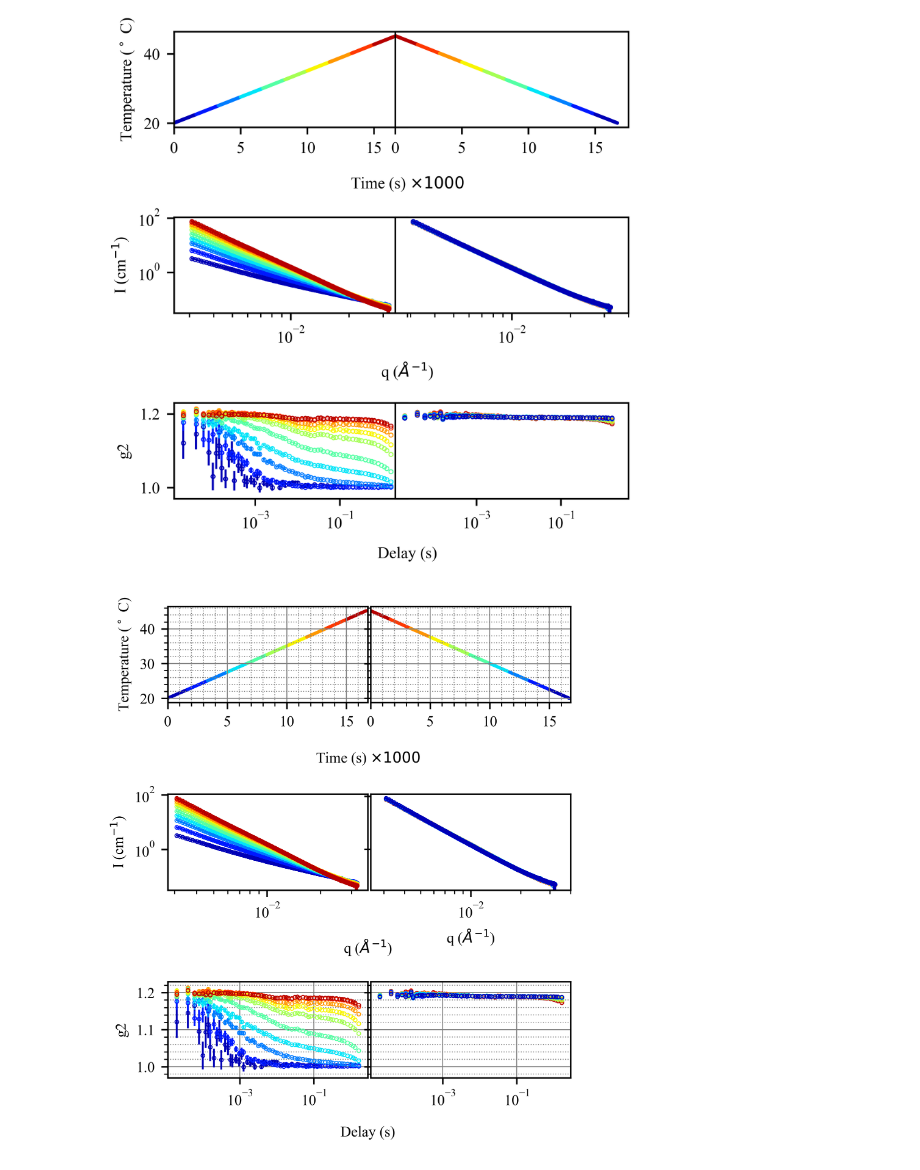
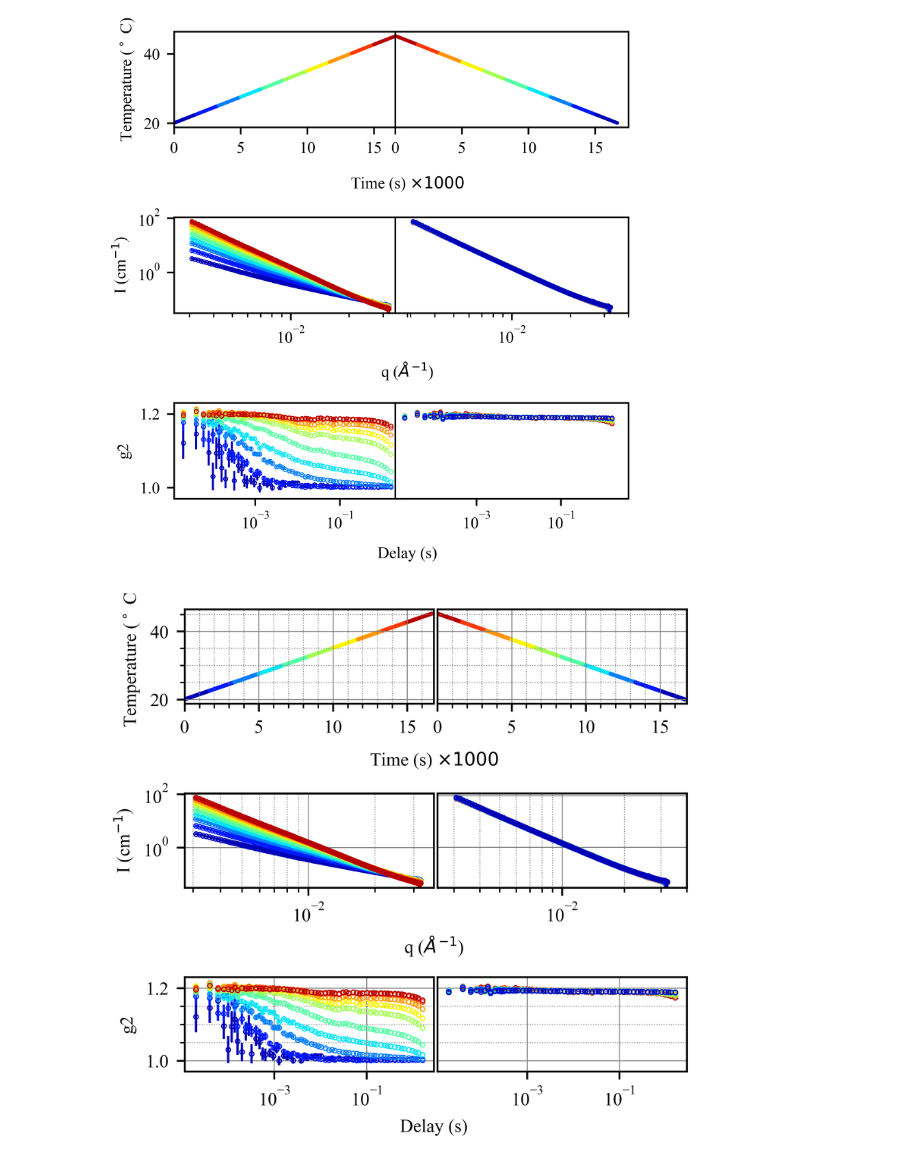
Before and after one commit to AZjk/llps-saxpcs, a Jupyter notebook: H02/H02_Plot.ipynb, the cells around one changed output. Saved outputs shown, nothing was run; the diff lists cells and outputs as text; code cells hidden in the pictures.

```diff
--- a/H02/H02_Plot.ipynb
+++ b/H02/H02_Plot.ipynb
@@ -152,41 +152,53 @@ def plot_one_column(ax, avg_data_list, second_column=False, g2_idx=0):
         ax[1].xaxis.set_label_coords(1.0, -0.5)
         ax[2].xaxis.set_label_coords(1.0, -0.5)
 
         # Add gray grid lines and minor ticks for the first and third row
-        ax[0].grid(which='major', linestyle='-', linewidth='0.5', color='gray')
+        ax[0].grid(which='major', linestyle='-', linewidth='0.4', color='gray')
         ax[0].minorticks_on()
-        ax[0].grid(which='minor', linestyle=':', linewidth='0.5', color='gray')
+        ax[0].grid(which='minor', linestyle=':', linewidth='0.4', color='gray')
+        ax[1].grid(which='major', linestyle='-', linewidth='0.4', color='gray')
+        ax[1].minorticks_on()
+        ax[1].grid(which='minor', linestyle=':', linewidth='0.4', color='gray')
 
-        ax[2].grid(which='major', linestyle='-', linewidth='0.5', color='gray')
+        ax[2].grid(which='major', linestyle='-', linewidth='0.4', color='gray')
         ax[2].minorticks_on()
-        ax[2].grid(which='minor', linestyle=':', linewidth='0.5', color='gray')
+        ax[2].grid(which='minor', linestyle=':', linewidth='0.4', color='gray')
+        plt.subplots_adjust(left=0.15, right=0.95, bottom=0.2, top=0.9)
 
     ax[0].set_xlim(0, 16.8)
     ax[2].set_xscale('log')
 
     if second_column:
         ax[1].set_xlim(2.5e-3, 4e-2)
-        ax[1].set_xlabel('q ($\\AA^{-1}$)')  # Move the xlabel to the second column
+        # ax[1].set_xlabel('q ($\\AA^{-1}$)')  # Move the xlabel to the second column
 
         # Add gray grid lines and minor ticks for the second column of the first and third rows
         ax[0].tick_params(axis='y', labelleft=False)
         ax[1].tick_params(axis='y', labelleft=False)
         ax[2].tick_params(axis='y', labelleft=False)
 
-        ax[0].grid(which='major', linestyle='-', linewidth='0.5', color='gray')
+        ax[0].grid(which='major', linestyle='-', linewidth='0.4', color='gray')
         ax[0].minorticks_on()
-        ax[0].grid(which='minor', linestyle=':', linewidth='0.5', color='gray')
-        ax[2].grid(which='major', linestyle='-', linewidth='0.5', color='gray')
+        ax[0].grid(which='minor', linestyle=':', linewidth='0.4', color='gray')
+        ax[0].tick_params(axis='y', which='both', left=False, right=False, labelleft=False)
+
+        ax[1].grid(which='major', linestyle='-', linewidth='0.4', color='gray')
+        ax[1].minorticks_on()
+        ax[1].grid(which='minor', linestyle=':', linewidth='0.4', color='gray')
+        ax[1].tick_params(axis='y', which='both', left=False, right=False, labelleft=False)
+
+        ax[2].grid(which='major', linestyle='-', linewidth='0.4', color='gray')
         ax[2].minorticks_on()
-        ax[2].grid(which='minor', linestyle=':', linewidth='0.5', color='gray')
+        ax[2].grid(which='minor', linestyle=':', linewidth='0.4', color='gray')
+        ax[2].tick_params(axis='y', which='both', left=False, right=False, labelleft=False)
 
 # Adjusted w_pad for better layout
-plt.tight_layout(w_pad=-2.8, h_pad=4.0)
+plt.tight_layout(w_pad=-3.3, h_pad=4.0)
 
 # Apply the x-axis limit adjustment only to the second row
 plot_one_column(ax[:, 0], avg_ramp_up)
 plot_one_column(ax[:, 1], avg_ramp_down, second_column=True)
 
 plt.savefig('H02.pdf')
 # %% [output]
-[figure, old version]
+[figure, new version]
```
Also changed, not shown: 13 other files.
